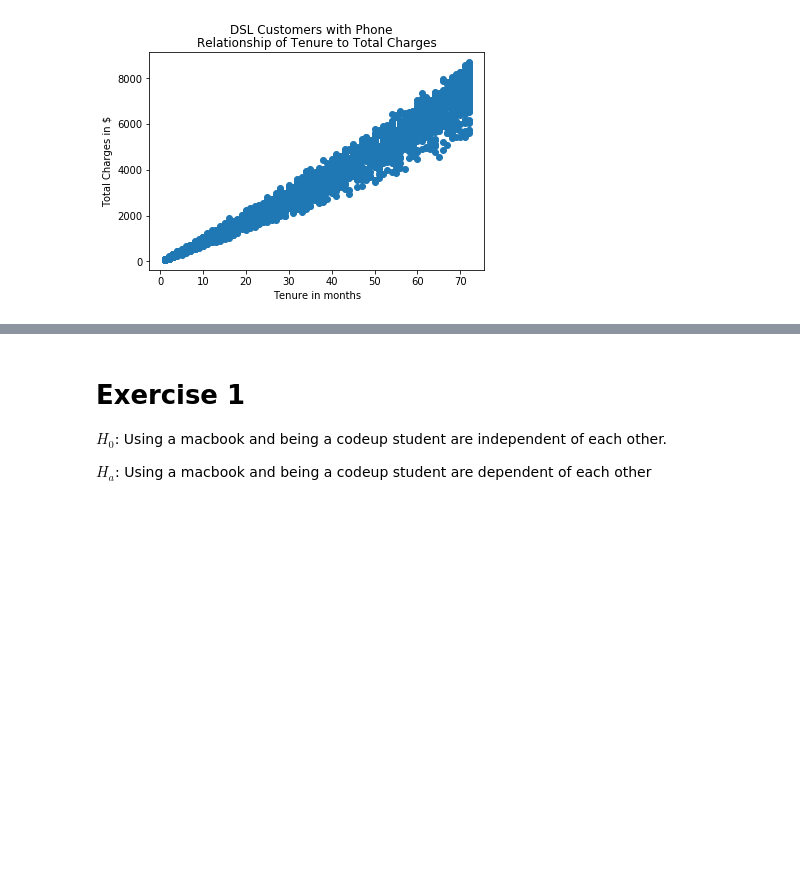
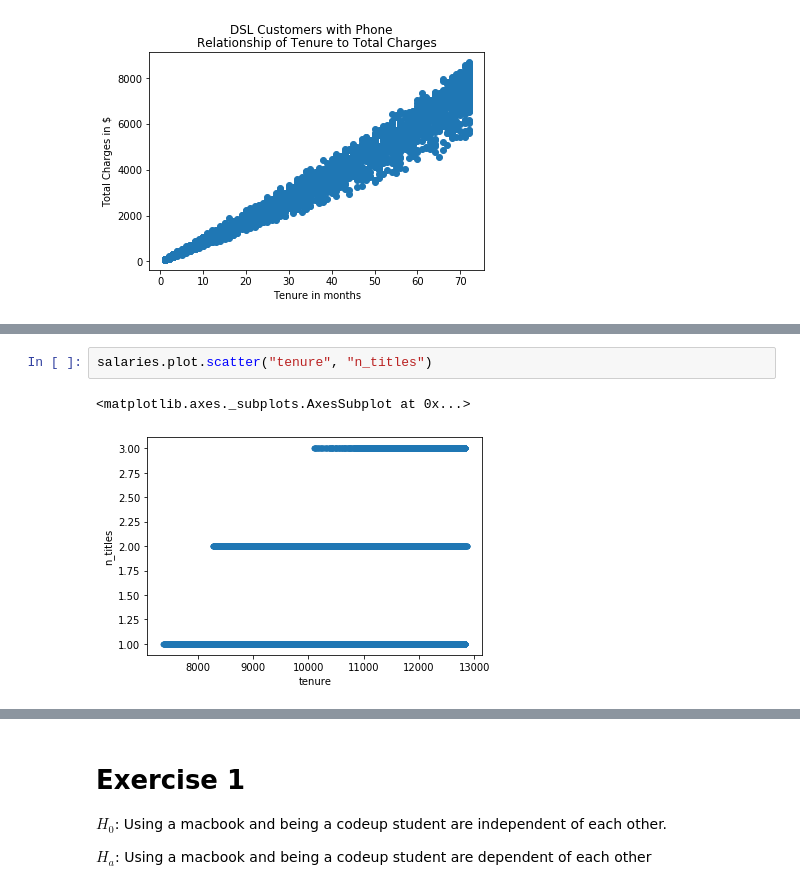
Before and after one commit to sunwenliang14/statistics-exercises, a Jupyter notebook: hypothesis_testing.ipynb, the cells around one changed output, grey strips where cells are left out. Drawn from its saved outputs; the diff is of its cells as text; blank space fills up the shorter version.

```diff
--- a/hypothesis_testing.ipynb
+++ b/hypothesis_testing.ipynb
@@ -395,0 +400,5 @@ r, p
+# %%
+salaries.plot.scatter("tenure", "n_titles")
+# %% [output]
+<matplotlib.axes._subplots.AxesSubplot at 0x...>
+[figure, added]
```
Also changed, not shown: parts of 28 cells of this notebook.
